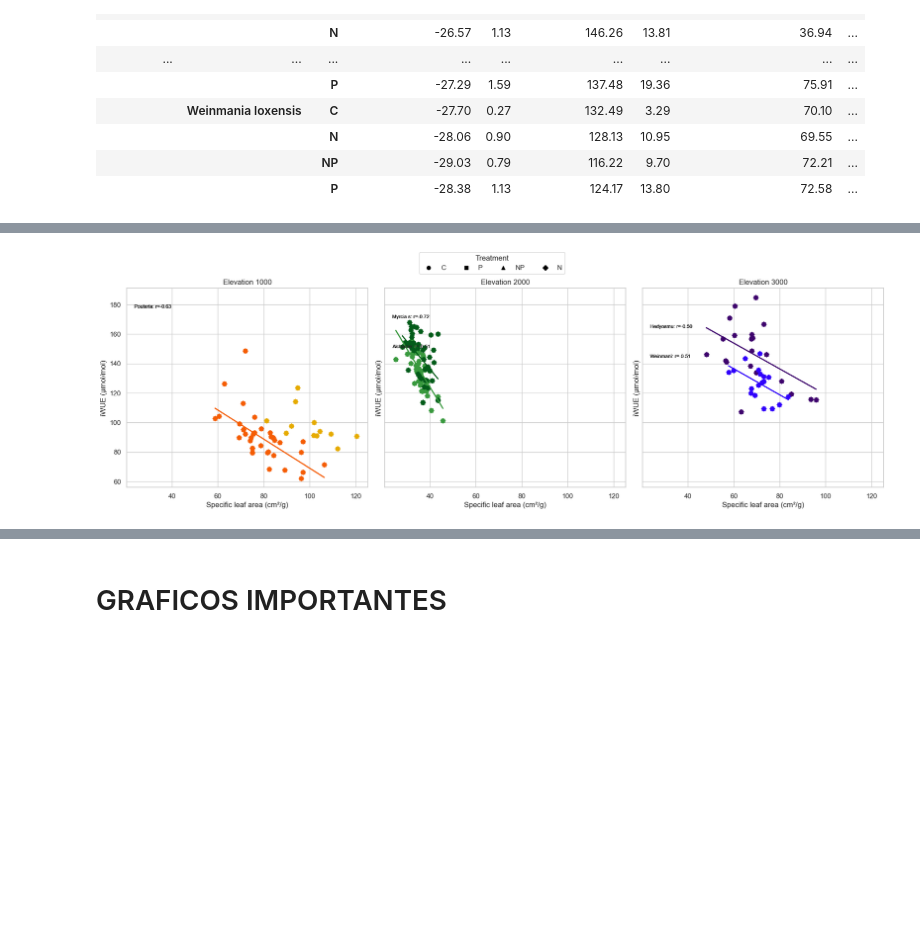
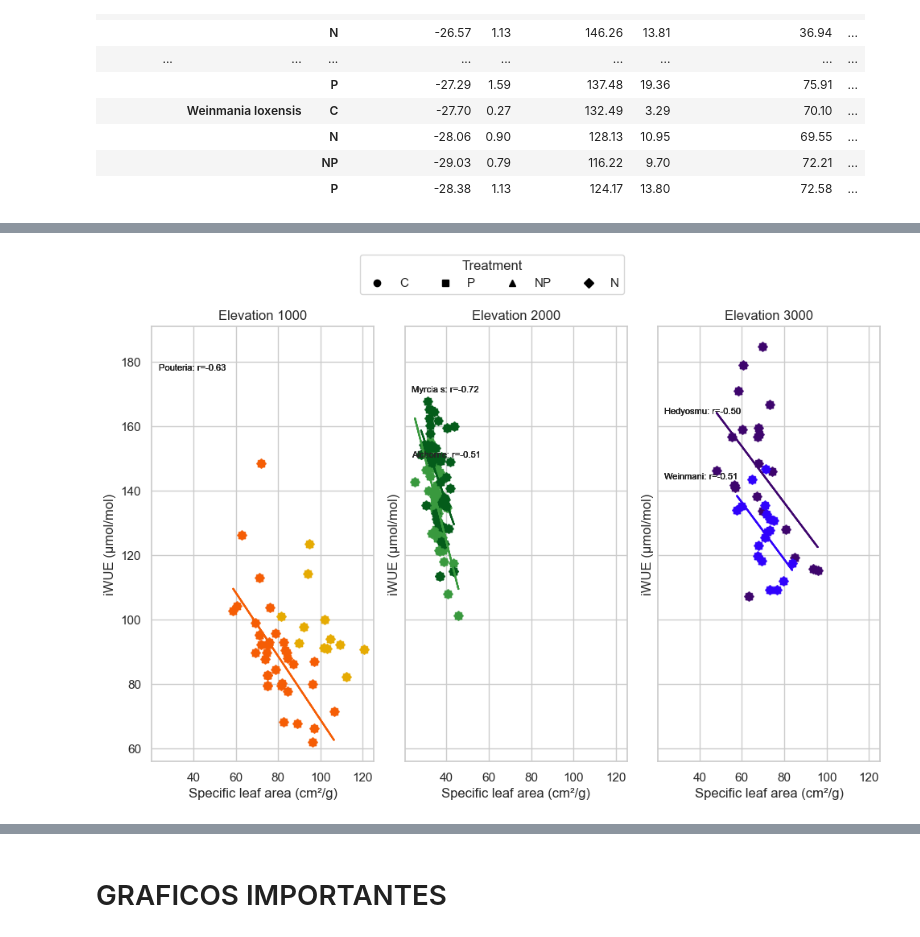
Before and after one commit to ajchavez94/NUMEX_preliminar, a Jupyter notebook: Preliminar.ipynb, the cells around one changed output, grey strips where cells are left out. Saved outputs shown, nothing was run; the diff lists cells and outputs as text; code cells hidden in the pictures; blank space fills up the shorter version.

Commit message:
NP graph, limpio un poco, revision si Pnutrientes se merged bien

```diff
--- a/Preliminar.ipynb
+++ b/Preliminar.ipynb
@@ -116,13 +112,0 @@ Here are all the included traits. SF is not complete
-# %%
-columns = [iWUE,thick,though,SLA,leaf_water]
-SLA = 'Specific leaf area (cm²/g)'
-# I want to see the iWUE agains the functional traits
-#sns.pairplot(
-#    data=data,
-#    vars=columns,
-#    hue = "elevation_m",
-#    #kind = "reg",
-#    corner = True
-#)
-#plt.tight_layout()
-#plt.show()
@@ -172,7 +182,7 @@ def relation_nutrients_iWUE_1x3(df, x, y):
     fig, axes = plt.subplots(
         nrows=1,
         ncols=len(elevations),
-        figsize=(18,6),
+        figsize=(6.5,6.5),
         sharex=True,
         sharey=True
     )
@@ -226,34 +236,34 @@ def relation_nutrients_iWUE_1x3(df, x, y):
                         ys,
                         color=palette_species[sp],
                         linewidth=1.5
                     )
 
         ax.set_title(f"Elevation {elev}")
         ax.set_xlabel(x)
         ax.set_ylabel(y)
 
     # legend for treatments (shapes)
     shape_handles = [
         plt.Line2D([0],[0],
                    marker=marker_map[sub],
                    linestyle="",
                    color="black",
                    label=sub)
         for sub in subs
     ]
 
     fig.legend(handles=shape_handles,
                loc="upper center",
                ncol=len(subs),
                title="Treatment")
 
     plt.tight_layout(rect=[0,0,1,0.92])
     plt.show()
 
 
 relation_nutrients_iWUE_1x3(data, SLA, iWUE)
 # %% [output]
-[figure, old version]
+[figure, new version]
 # %%
 data["Parea"] = data["P (mg/g)"]*(1/data[SLA])*(10)
 data["N:P"] = data["P (mg/g)"]/(data["[N]"]*100)#HELP: Revisar unidades
```
Also changed, not shown: parts of 18 cells of this notebook, 11 other files.
